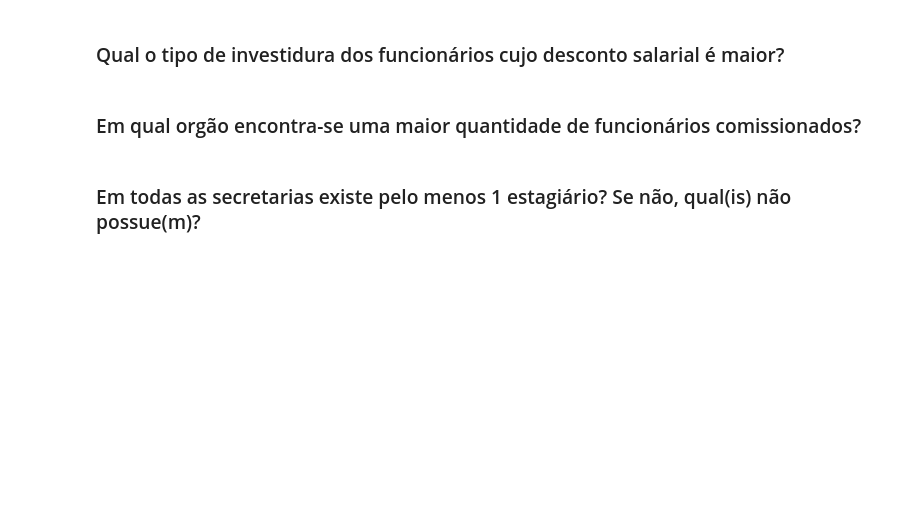
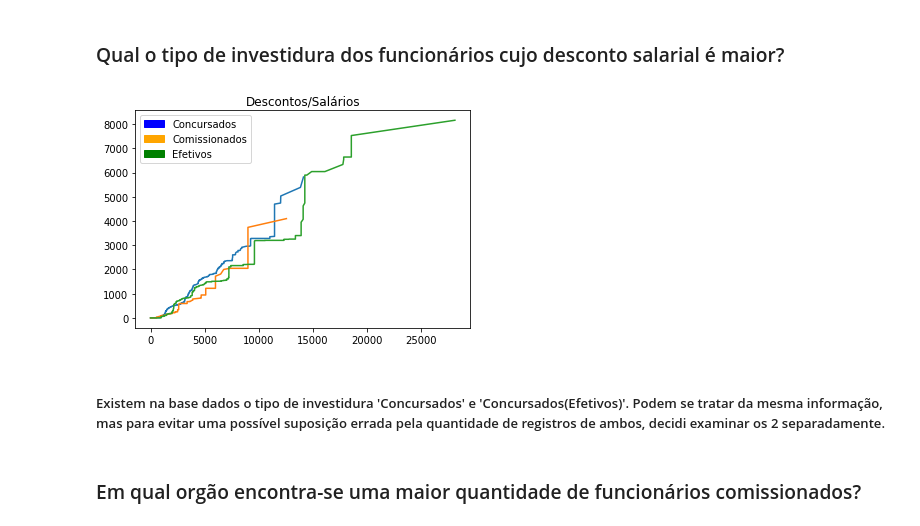
Before and after one commit to zegildo/DataMining, a Jupyter notebook: 2017.2/Martins/MT11.ipynb, the cells around one changed output. Drawn from its saved outputs; the diff is of its cells as text; code cells hidden in the pictures; blank space fills up the shorter version.

```diff
--- a/2017.2/Martins/MT11.ipynb
+++ b/2017.2/Martins/MT11.ipynb
@@ -38,7 +90,26 @@ dataframe_excel.head()
 ### Qual o tipo de investidura dos funcionários cujo desconto salarial é maior?
 # %%
 # Suspeitasse que pela facilidade em benefícios oferecidos aos concursados pelos bancos, como empréstimos, estes tendem a ter maior desconto em seus respectivos salários.
+descontos_concursados = dataframe_excel[dataframe_excel.Investidura == 'CONCURSADO'].Descontos.sort_values()
+descontos_comissionados = dataframe_excel[dataframe_excel.Investidura == 'COMISSIONADO'].Descontos.sort_values()
+salario_concursados = dataframe_excel[dataframe_excel.Investidura == 'CONCURSADO'].Salario_Bruto.sort_values()
+salario_comissionados = dataframe_excel[dataframe_excel.Investidura == 'COMISSIONADO'].Salario_Bruto.sort_values()
+descontos_efetivos = dataframe_excel[dataframe_excel.Investidura == 'CONCURSO(EFETIVO)'].Descontos.sort_values()
+salario_efetivos = dataframe_excel[dataframe_excel.Investidura == 'CONCURSO(EFETIVO)'].Salario_Bruto.sort_values()
+# %%
+plt.title('Descontos/Salários')
+patch_concursados = mpatches.Patch(color = 'blue', label = 'Concursados')
+patch_comissionados = mpatches.Patch(color = 'orange', label = 'Comissionados')
+patch_efetivos = mpatches.Patch(color = 'green', label = 'Efetivos')
+plt.legend(handles=[patch_concursados, patch_comissionados, patch_efetivos])
+
+plt.plot(salario_concursados, descontos_concursados)
+plt.plot(salario_comissionados, descontos_comissionados)
+plt.plot(salario_efetivos, descontos_efetivos)
+plt.show()
+# %% [output]
+[figure, added]
+# %% [markdown]
+##### Existem na base dados o tipo de investidura 'Concursados' e 'Concursados(Efetivos)'. Podem se tratar da mesma informação, mas para evitar uma possível suposição errada pela quantidade de registros de ambos, decidi examinar os 2 separadamente.
 # %% [markdown]
 ### Em qual orgão encontra-se uma maior quantidade de funcionários comissionados?
-# %% [markdown]
-### Em todas as secretarias existe pelo menos 1 estagiário? Se não, qual(is) não possue(m)?
```
Also changed, not shown: parts of 15 cells of this notebook.
